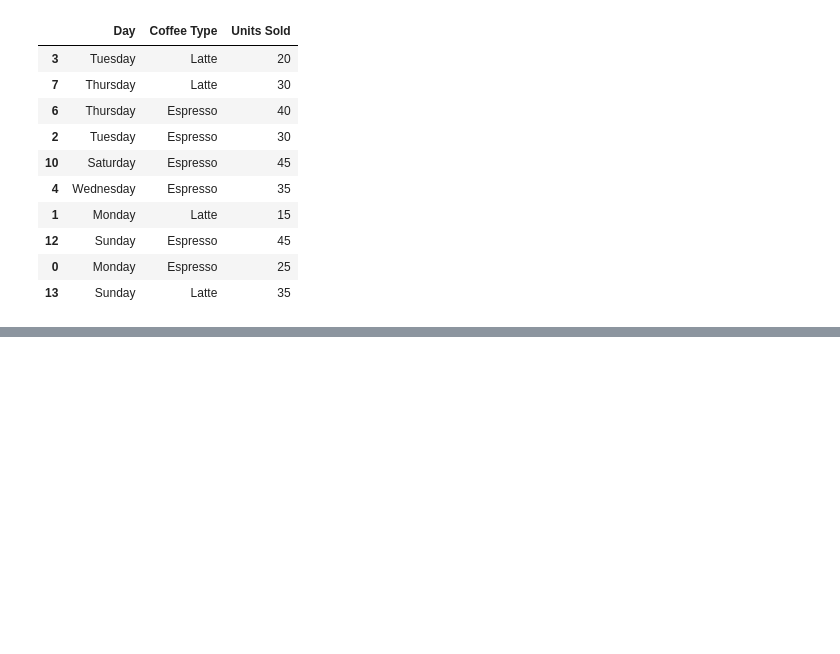
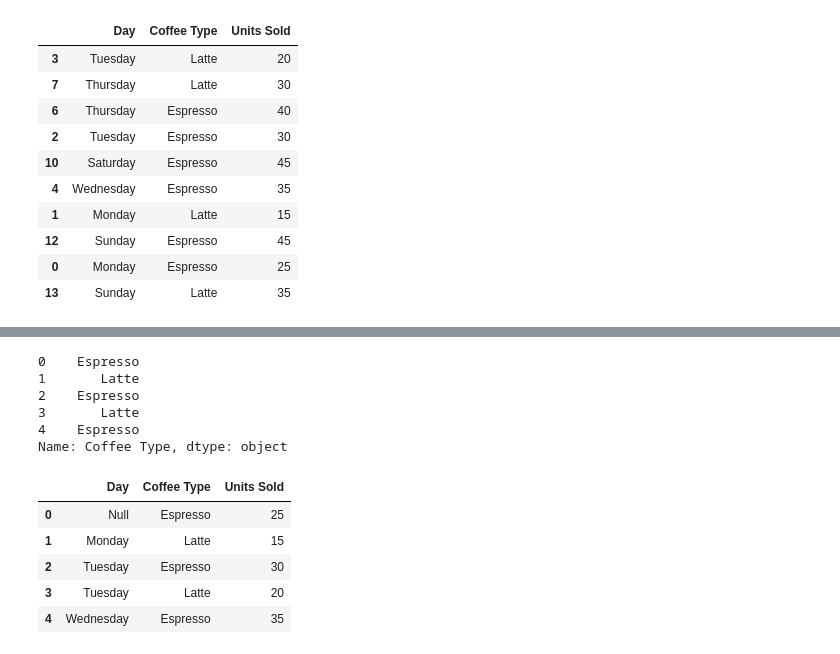
Before and after one commit to Hammad-Aslam/Learning-Pandas, a Jupyter notebook: Pandas/getting_start.ipynb, the cells around one changed output, grey strips where cells are left out. Drawn from its saved outputs; the diff is of its cells as text; code cells hidden in the pictures; blank space fills up the shorter version.

Commit message:
loc and iloc

```diff
--- a/Pandas/getting_start.ipynb
+++ b/Pandas/getting_start.ipynb
@@ -155,0 +167,21 @@ coffee.sample(10, random_state=1)
+# %%
+# gives the data on the basis of rows and cols but on the index values
+coffee.iloc[0:5, 1]
+# %% [output]
+0    Espresso
+1       Latte
+2    Espresso
+3       Latte
+4    Espresso
+Name: Coffee Type, dtype: object
+# %%
+coffee.loc[0, 'Day'] = 'Null'
+# %%
+coffee.head()
+# %% [output]
+|  | Day | Coffee Type | Units Sold |
+| 0 | Null | Espresso | 25 |
+| 1 | Monday | Latte | 15 |
+| 2 | Tuesday | Espresso | 30 |
+| 3 | Tuesday | Latte | 20 |
+| 4 | Wednesday | Espresso | 35 |
```
Also changed, not shown: parts of 1 cell of this notebook.
